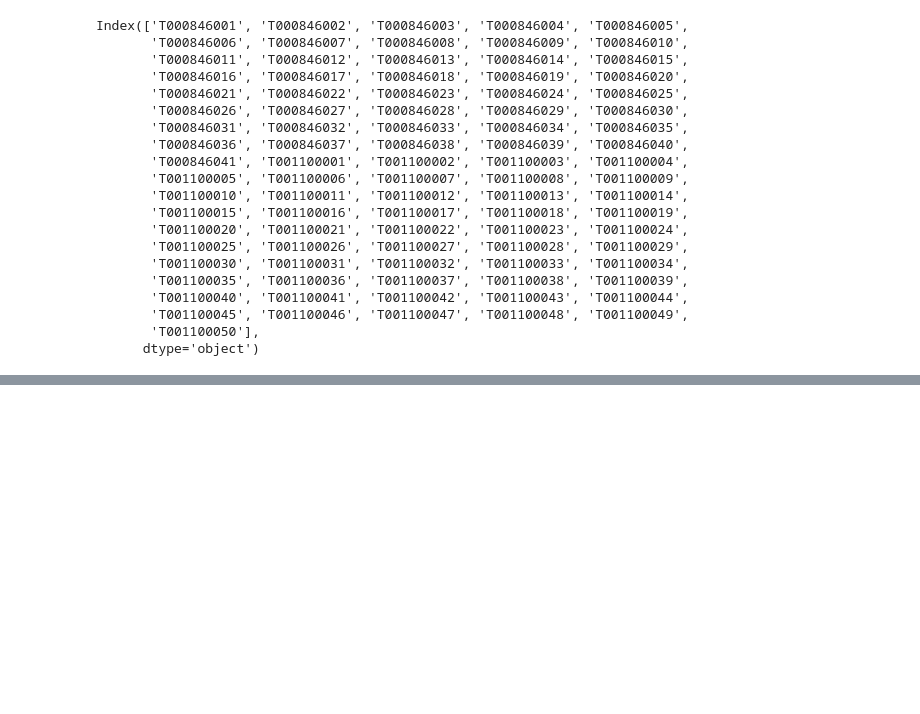
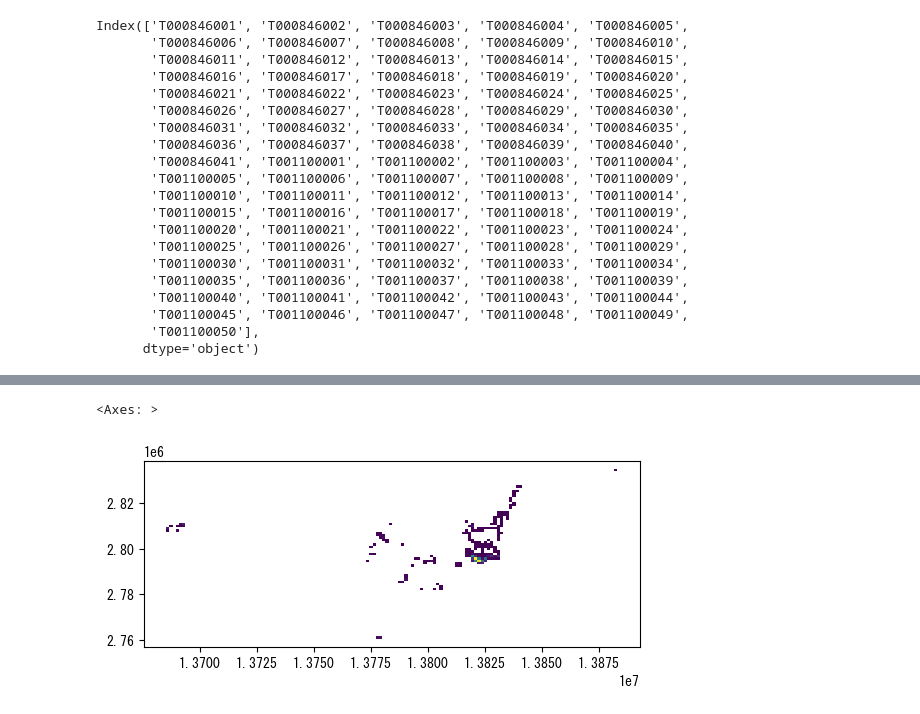
Before and after one commit to Arielaw7/GIS, a Jupyter notebook: week11/week11hw.ipynb, the cells around one changed output, grey strips where cells are left out. Saved outputs shown, nothing was run; the diff lists cells and outputs as text; code cells hidden in the pictures; blank space fills up the shorter version.

```diff
--- a/week11/week11hw.ipynb
+++ b/week11/week11hw.ipynb
@@ -150,0 +200,5 @@ ValueError: could not convert string to float: '*'
+# %%
+okinawamesh.plot(column='T000846001')
+# %% [output]
+<Axes: >
+[figure, added]
```
Also changed, not shown: parts of 12 cells of this notebook, 2 other files.
